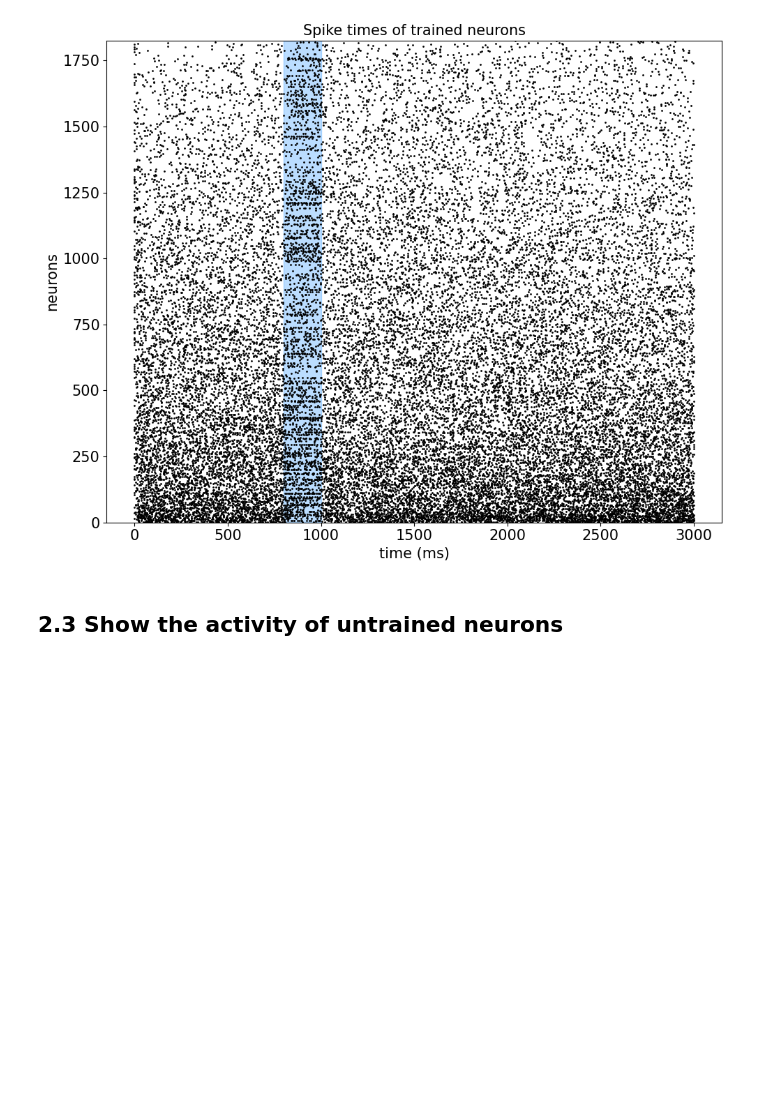
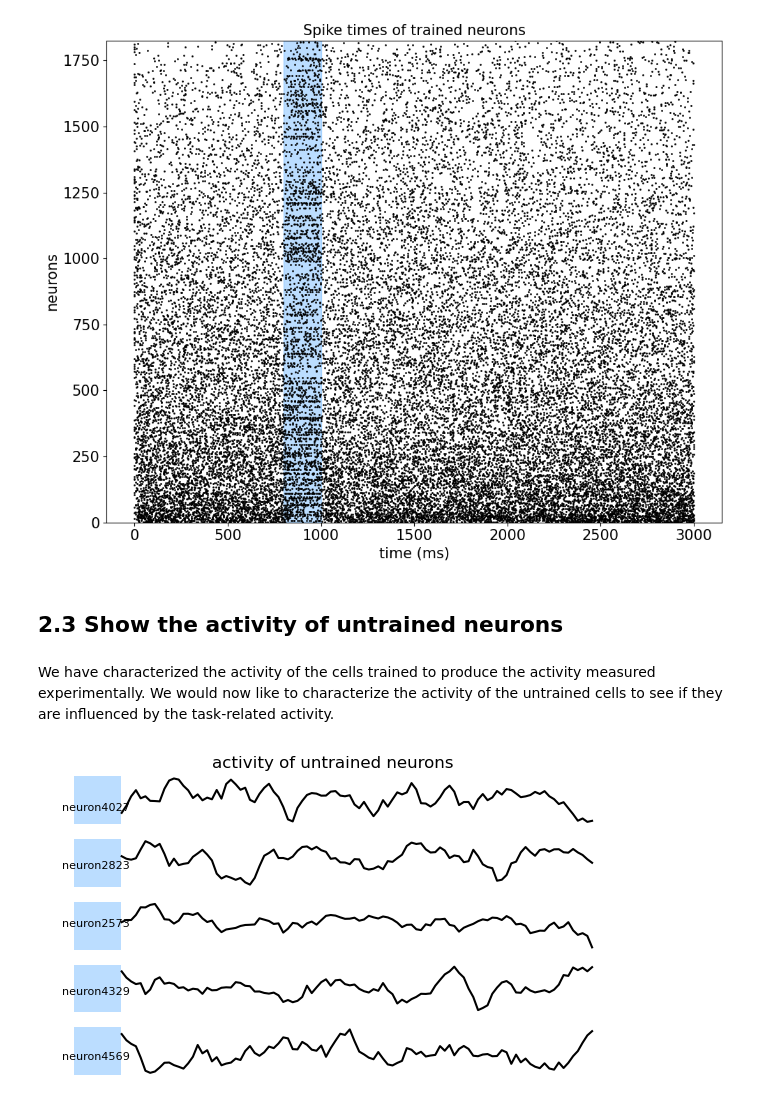
Before and after one commit to chrismkkim/TutorialCNS2025, a Jupyter notebook: part3_train_spiking_balanced.ipynb, the cells around one changed output. Saved outputs shown, nothing was run; the diff lists cells and outputs as text; code cells hidden in the pictures; blank space fills up the shorter version.

```diff
--- a/part3_train_spiking_balanced.ipynb
+++ b/part3_train_spiking_balanced.ipynb
@@ -355,3 +391,48 @@ PyPlot.display_figs()
 [figure]
 # %% [markdown]
 ## 2.3 Show the activity of untrained neurons
+# %% [markdown]
+We have characterized the activity of the cells trained to produce the activity measured experimentally. We would now like to characterize the activity of the untrained cells to see if they are influenced by the task-related activity.
+# %%
+#Extract the strongest-responding untrained excitatory cells
+untrained_cells = []
+
+for ci = 1:p.Ncells
+    if !(ci in matchedCells_pretrained) && ci <= p.Ne
+        ave_untrained_activity = mean(xtotal_pretrained[:,ci].+p.muemax, dims=1)
+        push!(untrained_cells, [ci,ave_untrained_activity])
+    elseif !(ci in matchedCells_pretrained) && ci > p.Ne
+        ave_untrained_activity = mean(xtotal_pretrained[:,ci].+p.muimax, dims=1)
+        push!(untrained_cells, [ci,ave_untrained_activity])
+    end
+
+end
+
+untrained_cells_sorted = sort(untrained_cells, by = x -> x[2]; rev=true);
+# %%
+# compare synaptic activity and its target activity
+tvec = collect((p.stim_off+1)/p.dt:p.learn_every/p.dt:p.train_time/p.dt)
+ttarg = collect((p.stim_on+1)/p.dt:p.learn_every/p.dt:p.train_time/p.dt)
+
+figure(figsize=(6,6))
+
+i=1
+for ci in [x[1] for x in untrained_cells_sorted[1:9]]
+    if i <= 5
+        subplot(9,1,i)
+        axvspan(p.stim_on/p.dt, p.stim_off/p.dt, color="dodgerblue", alpha=0.3, ec="None")
+        plot(tvec, xtotal_pretrained[:,ci].+p.muemax, c="k", label = "trained")
+        annotate("neuron$(ci)", ((p.stim_on/p.dt)-500,2.5), fontsize=8)
+
+        if i ==1
+            title("activity of untrained neurons")
+        end
+        axis("off")
+        #ylim(0,4)
+        i+=1
+    end
+end
+tight_layout()
+PyPlot.display_figs()
+# %% [output]
+[figure, added]
```
Also changed, not shown: parts of 18 cells of this notebook, 1 other file.
